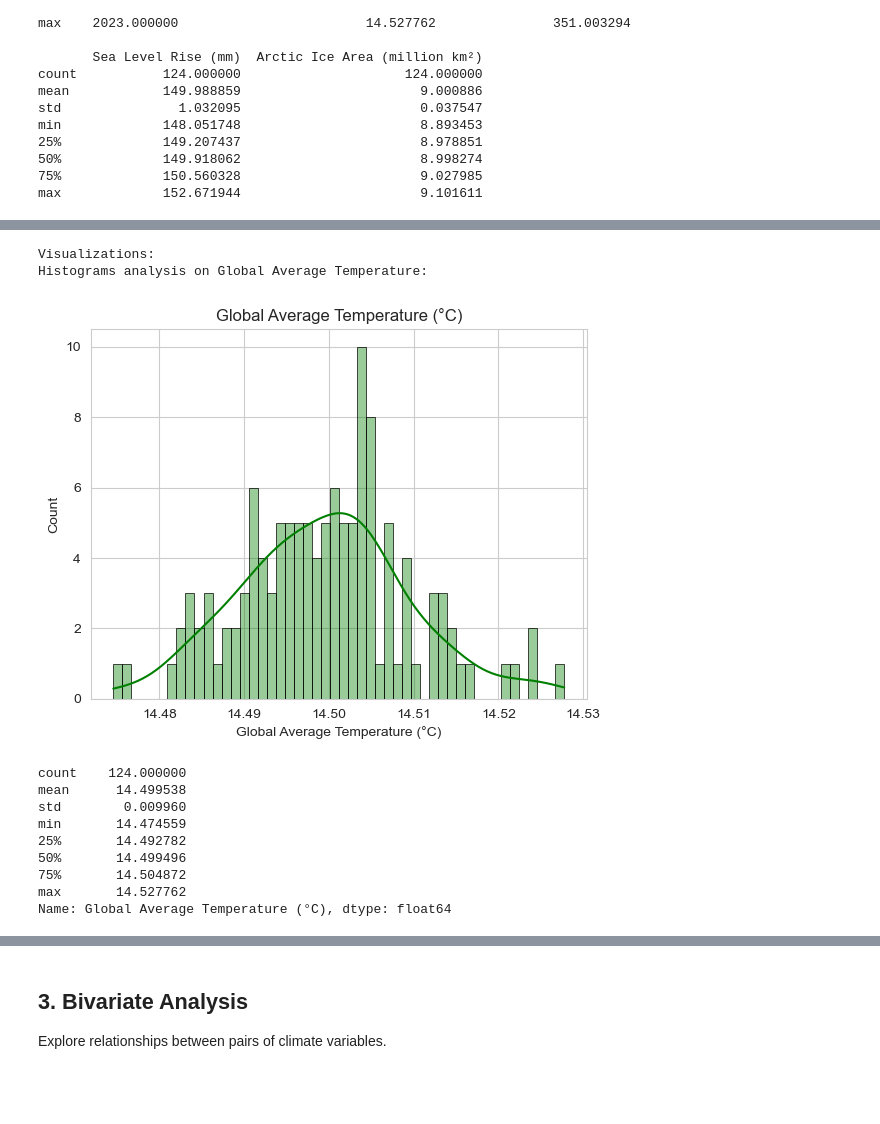
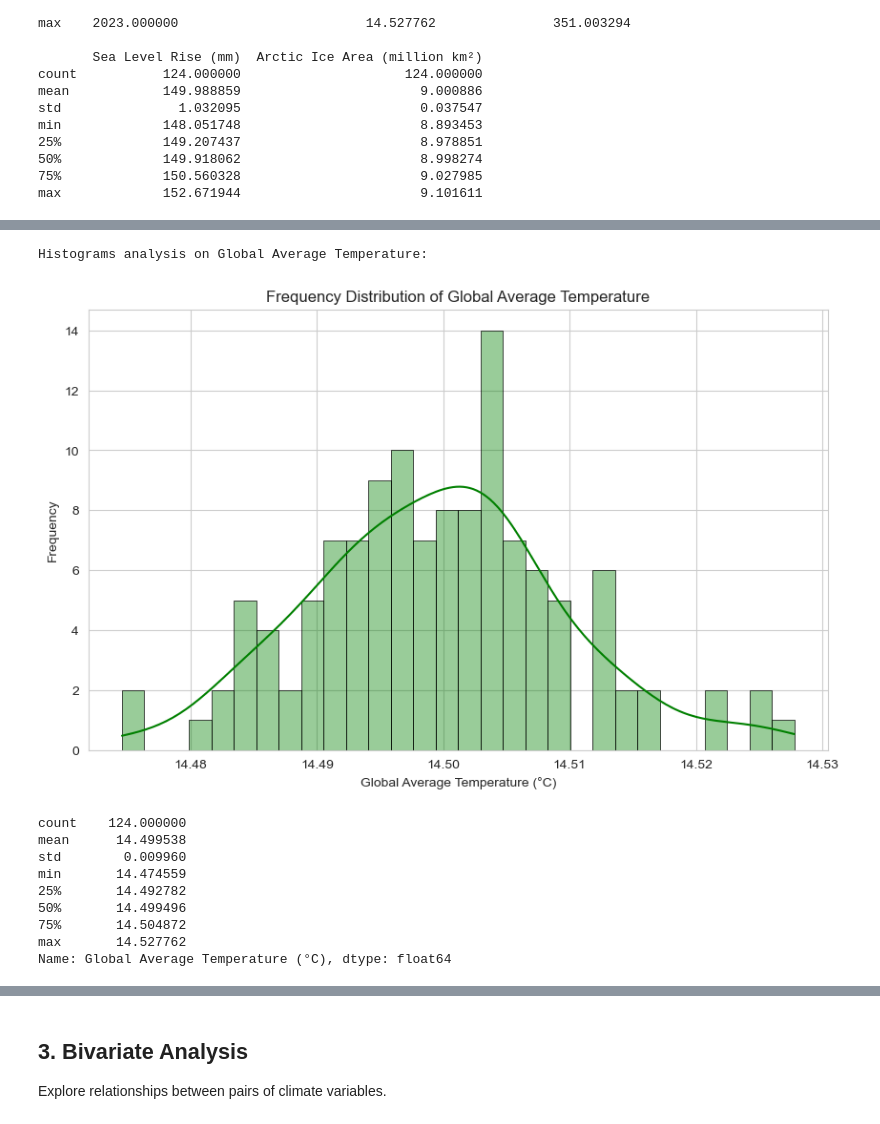
Before and after one commit to Omdena-NIC-Nepal/complete-eda-curious-coders, a Jupyter notebook: climate_eda.ipynb, the cells around one changed output, grey strips where cells are left out. Cells and saved outputs as stored; diff of their text form; code cells hidden in the pictures; blank space fills up the shorter version.

```diff
--- a/climate_eda.ipynb
+++ b/climate_eda.ipynb
@@ -41,10 +40,10 @@ print(df.info())
 print("\nMissing Values:")
 print(df.isnull().sum())
 year = "Year"
-temperature = "Global Average Temperature (°C)"
-co2 = "CO2 Concentration (ppm)"
-sea_level = "Sea Level Rise (mm)"
-area = "Arctic Ice Area (million km²)"
+avg_temperature = "Global Average Temperature (°C)"
+co2_concentration = "CO2 Concentration (ppm)"
+sea_level_rise = "Sea Level Rise (mm)"
+arctic_ice_area = "Arctic Ice Area (million km²)"
 # %% [output]
 Dataset Information:
 <class 'pandas.core.frame.DataFrame'>
@@ -65,11 +64,8 @@ Arctic Ice Area (million km²)      0
 dtype: int64
 # %%
 # TODO: Aggregate data by year to create a 124-year time series
-# Your code here
-yearly_data = df.groupby(year)[[temperature,co2, sea_level, area]].mean().reset_index()
+yearly_data = df.groupby("Year")[[avg_temperature, co2_concentration, sea_level_rise, arctic_ice_area]].mean().reset_index()
 yearly_data.head()
-
-yearly_data.sort_values(year)
 # %% [output]
 |  | Year | Global Average Temperature (°C) | CO2 Concentration (ppm) | Sea Level Rise (mm) | Arctic Ice Area (million km²) |
 | 0 | 1900 | 14.506663 | 350.373405 | 150.408288 | 8.978659 |
@@ -118,14 +145,15 @@ max             152.671944                       9.101611
 # %%
-print("\nVisualizations:")  # You can use line plots, histograms, or density plots
+#Histogram for temperature distributions
 print("Histograms analysis on Global Average Temperature:")
-sns.histplot(yearly_data[temperature], kde=True, bins=50, color='green', edgecolor='black', linewidth=0.5, alpha=0.4)
-plt.title(temperature)
+plt.figure(figsize=(10, 6))
+sns.histplot(yearly_data[avg_temperature], kde=True, bins=30, color='green', edgecolor='black', linewidth=0.5, alpha=0.4)
+plt.title('Frequency Distribution of Global Average Temperature')
+plt.ylabel('Frequency')
 plt.show()
-print(yearly_data[temperature].describe())
+print(yearly_data[avg_temperature].describe())
 # %% [output]
-Visualizations:
 Histograms analysis on Global Average Temperature:
-[figure, old version]
+[figure, new version]
 count    124.000000
 mean      14.499538
 std        0.009960
```
Also changed, not shown: parts of 30 cells of this notebook.
